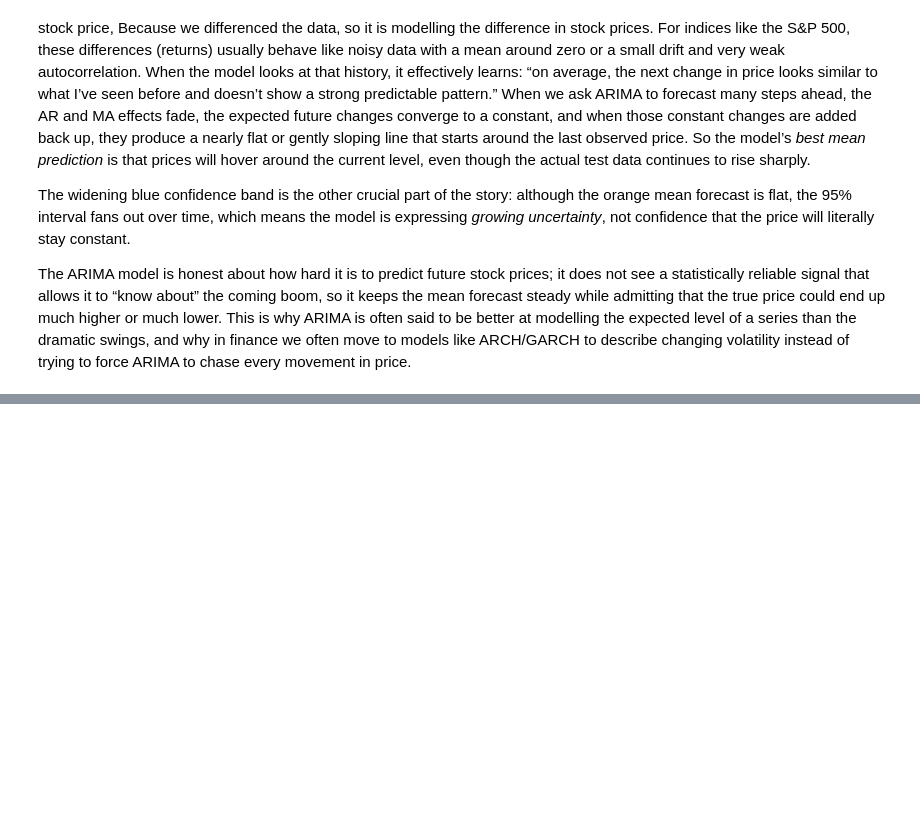
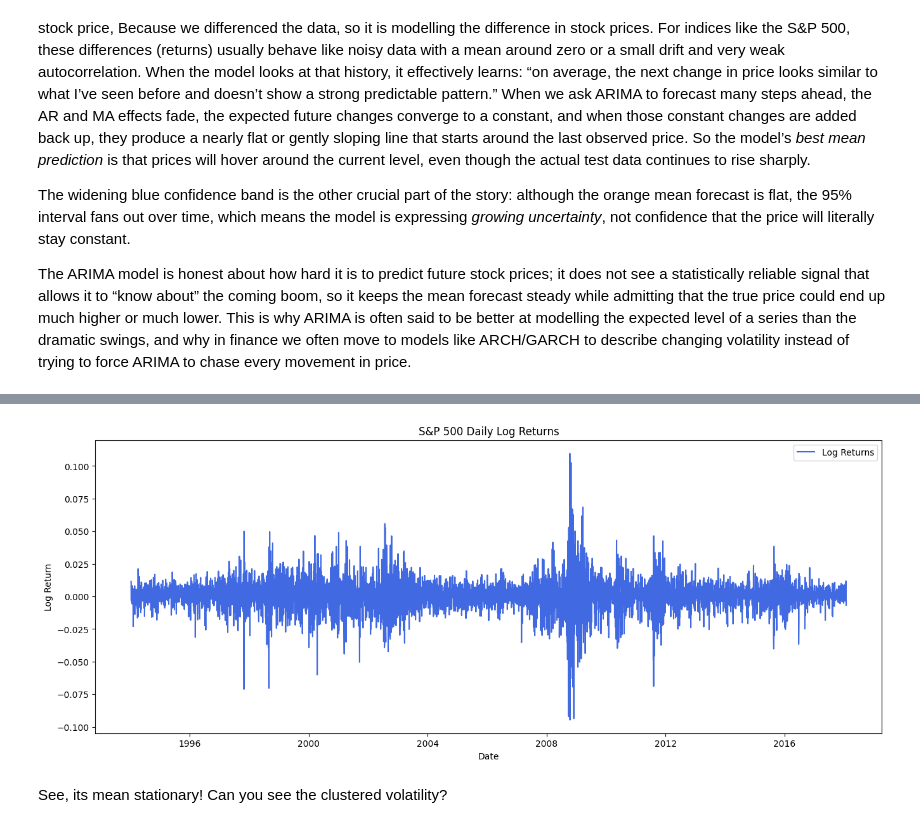
Before and after one commit to WamzMwangi/Advanced_Machine_Learning, a Jupyter notebook: Time_Series_Forecasting/Stock_prices_forecasting.ipynb, the cells around one changed output, grey strips where cells are left out. Cells and saved outputs as stored; diff of their text form; code cells hidden in the pictures; blank space fills up the shorter version.

```diff
--- a/Time_Series_Forecasting/Stock_prices_forecasting.ipynb
+++ b/Time_Series_Forecasting/Stock_prices_forecasting.ipynb
@@ -514,0 +547,10 @@ The ARIMA model is honest about how hard it is to predict future stock prices; i
+# %%
+# read the data
+df=pd.read_csv(r'D:\Advanced_Machine_Learning\datasets\Stock_prices.csv.csv')
+# %%
+#convert date column to datetime object
+df['date']=pd.to_datetime(df['date'],errors='coerce',dayfirst=True)
+df.set_index('date',inplace=True)
+# %%
+#filter out the data for the S&P 500 stock prices only
+df_spx=df[['spx']]
@@ -514,0 +574,4 @@ The ARIMA model is honest about how hard it is to predict future stock prices; i
+# %%
+#calculate the log returns
+df_spx['log_returns'] = np.log(df_spx['spx']).diff()
+df_spx.dropna()
@@ -514,0 +610,12 @@ The ARIMA model is honest about how hard it is to predict future stock prices; i
+# %%
+plt.figure(figsize=(16, 6))
+plt.plot(df_spx.index, df_spx['log_returns'], label='Log Returns', color='royalblue')
+plt.title('S&P 500 Daily Log Returns')
+plt.ylabel('Log Return')
+plt.xlabel('Date')
+plt.legend()
+plt.show()
+# %% [output]
+[figure, added]
+# %% [markdown]
+See, its mean stationary! Can you see the clustered volatility?
```
Also changed, not shown: parts of 37 cells of this notebook.
